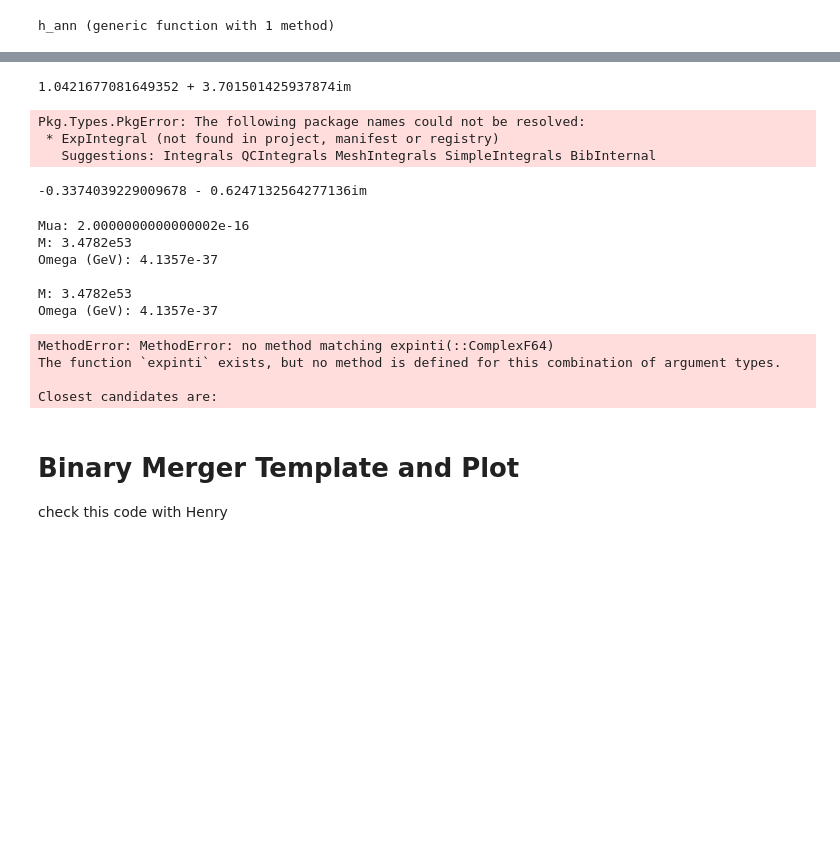
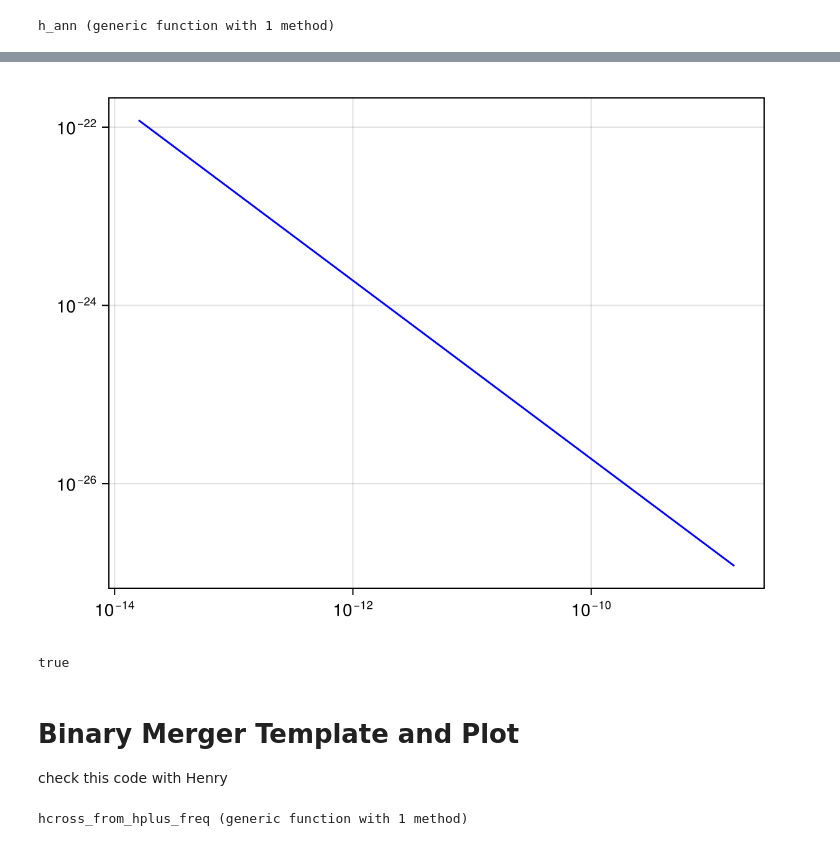
Before and after one commit to cewasiuk/3rd-Generation-Gravitational-Wave-Detector-Strain-Templates, a Jupyter notebook: Julia_Templates_Julia.ipynb, the cells around one changed output, grey strips where cells are left out. Drawn from its saved outputs; the diff is of its cells as text; code cells hidden in the pictures; blank space fills up the shorter version.

```diff
--- a/Julia_Templates_Julia.ipynb
+++ b/Julia_Templates_Julia.ipynb
@@ -130,68 +44,54 @@ expinti(z)
-# %%
-expinti(z) + pi*im
-# %% [output]
-1.0421677081649352 + 3.701501425937874im
-# %%
-using Pkg
-Pkg.add("ExpIntegral")
-# %% [output]
-Pkg.Types.PkgError: The following package names could not be resolved:
- * ExpIntegral (not found in project, manifest or registry)
-   Suggestions: Integrals QCIntegrals MeshIntegrals SimpleIntegrals BibInternal
-# %%
-expint(1, 1im)
-# %% [output]
--0.3374039229009678 - 0.6247132564277136im
 # %%
 # Plot label params
 title_fs = 20
 label_fs = 20
 tick_fs = 20
 legend_fs = 15
 
 # Relevant conversions
 M_sun = 2e30 * 5.61e26 # Solar mass -> GeV
 
 # Dependent Params
-M_ann = 3.1e-04  # in solar masses
+M_ann_ = 3.1e-04  # in solar masses
 mua_ann = 2e-16  # in GeV
-alpha_ann = G * M_ann * mua_ann * M_sun
+alpha_ann = G * M_ann_ * mua_ann * M_sun
 r_kpc = 1
 n = 4
 m = l = n - 1
 
 # call functions
 omega = 10 .^ range(-13, -8, length=10000) # in Hz
 
-ann_strain_result, frequency = h_ann(omega, M_ann, n, l, alpha_ann, r_kpc)
+ann_strain_result, frequency = h_ann(omega, M_ann_, n, l, alpha_ann, r_kpc)
 ann_strain_abs = abs.(ann_strain_result)
 
 # Plot
 fig = Figure()
 ax = Axis(fig[1, 1],
-    title="Annihilation Gravitational Wave Strain",
-    xlabel="Δ Frequency [Hz]",
-    ylabel="|h̃₊(f)|",
+    # title="Annihilation Gravitational Wave Strain",
+    # xlabel="Δ Frequency [Hz]",
+    # ylabel="|h̃₊(f)|",
     xscale=log10,
     yscale=log10,
-    grid=true,
-    titlefontsize=title_fs,
-    guidefontsize=label_fs,
-    tickfontsize=tick_fs
+    # grid=true,
+    # titlefontsize=title_fs,
+    # guidefontsize=label_fs,
+    # tickfontsize=tick_fs
 )
 lines!(ax, frequency, ann_strain_abs, color=:blue, label="Annihilation Strain")
-display(ax)
+fig
 # %% [output]
-Mua: 2.0000000000000002e-16
-M: 3.4782e53
-Omega (GeV): 4.1357e-37
-
-M: 3.4782e53
-Omega (GeV): 4.1357e-37
-MethodError: MethodError: no method matching expinti(::ComplexF64)
-The function `expinti` exists, but no method is defined for this combination of argument types.
-
-Closest candidates are:
+[figure, added]
+# %%
+# readtxt
+data_py = readdlm("check_py_jl/annihilation_strain_py.txt", Float64, skipstart=1)
+frequency_py = data_py[:, 1]
+ann_strain_abs_py = data_py[:, 2];
+
+isapprox(frequency, frequency_py; rtol=1e-10) || error("Frequencies do not match!")
+isapprox(ann_strain_abs, ann_strain_abs_py; rtol=1e-8) || error("Strain values do not match!")
+# %% [output]
+true
 # %% [markdown]
 # Binary Merger Template and Plot
 check this code with Henry
@@ -241,8 +141,7 @@ function htilde_plus(
         end
 
         C = (
-            2^(4 * l - 1)
-            * factorial(n + l)
+            2^(4 * l - 1) * factorial(n + l)
             / (n^(2 * l + 4) * factorial(n - l - 1))
             * (factorial(l) / (factorial(2 * l) * factorial(2 * l + 1)))^2
         )
@@ -342,7 +241,8 @@ function htilde_plus(
     end
 
     f = float.(f)
-    Delta_m = abs(m_f - m_i)
+    Delta_m = float(abs(m_f - m_i))
+    println("Delta m: ", Delta_m)
 
     # ã_crit and q_c
     acrit = a_tilde_crit(m_i, alpha)
@@ -372,9 +272,16 @@ function htilde_plus(
     # Fix: include actual inclination:
     function with_inclination(iota)
         pref = h0 * (1.0 + cos(iota)^2) * sqrt(π) * (Delta_m^2)
+        println("Prefix: ", pref)
+
         return sqrt(G_local) * pref * exp.(1im * phase) .* envelope ./ denom
     end
 
+    println("h0: ", h0)
+    println("Envelope: ", envelope[5])
+    println("Denominator: ", denom[5])
+    println("Phase: ", phase[5])
+    println("exp(1im * phase): ", exp.(1im * phase[5]))
     return with_inclination
 end
 
@@ -382,6 +289,8 @@ end
 function hcross_from_hplus_freq(hplus_f, iota)
     return 1im * (2*cos(iota)/(1+cos(iota)^2)) * hplus_f
 end
+# %% [output]
+hcross_from_hplus_freq (generic function with 1 method)
 # %%
 # Relevant Input parameters, units defined
 Mp_local = 1.220890e19
```
Also changed, not shown: parts of 17 cells of this notebook, 7 other files.
